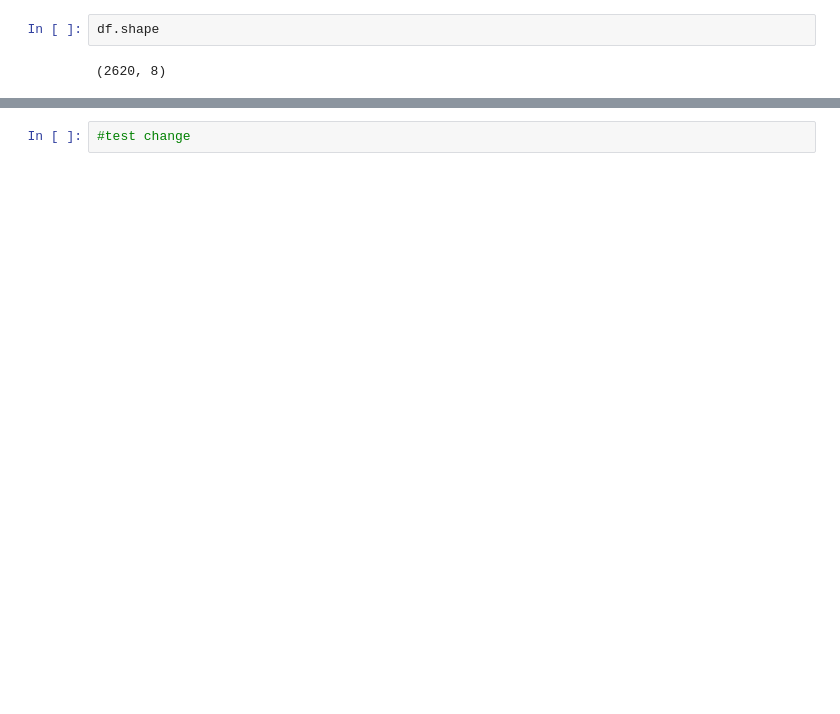
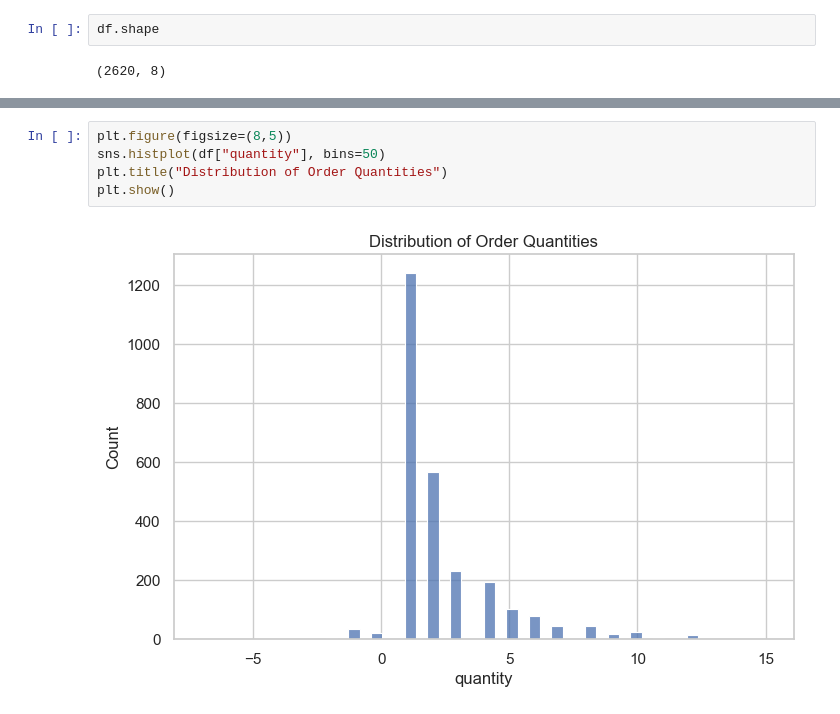
Before and after one commit to sahithgondi/beer-demand-forecasting, a Jupyter notebook: notebooks/01_eda.ipynb, the cells around one changed output, grey strips where cells are left out. Saved outputs shown, nothing was run; the diff lists cells and outputs as text; blank space fills up the shorter version.

```diff
--- a/notebooks/01_eda.ipynb
+++ b/notebooks/01_eda.ipynb
@@ -108,2 +115,7 @@ dtype: int64
 # %%
-#test change
+plt.figure(figsize=(8,5))
+sns.histplot(df["quantity"], bins=50)
+plt.title("Distribution of Order Quantities")
+plt.show()
+# %% [output]
+[figure, added]
```
Also changed, not shown: parts of 20 cells of this notebook, 1 other file.
